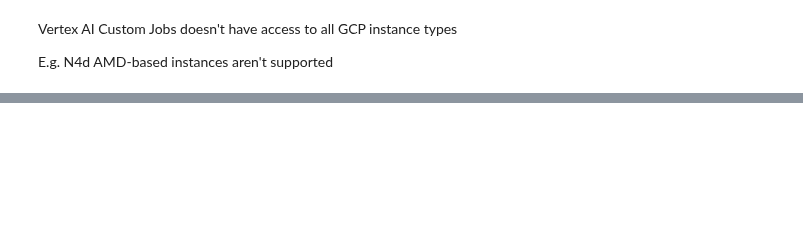
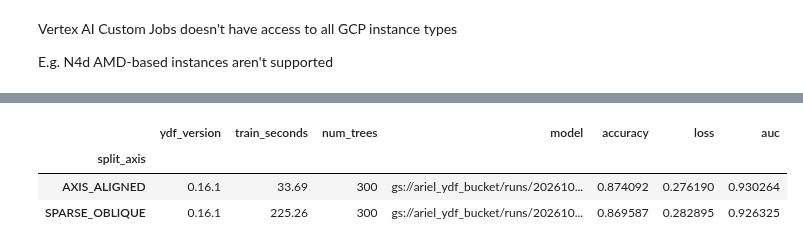
Before and after one commit to ariellubonja/yggdrasil-oblique-forests, a Jupyter notebook: benchmarks/src/distributed_spo_gbt/Distributed_SPO_GBT.ipynb, the cells around one changed output, grey strips where cells are left out. Saved outputs shown, nothing was run; the diff lists cells and outputs as text; code cells hidden in the pictures; blank space fills up the shorter version.

```diff
--- a/benchmarks/src/distributed_spo_gbt/Distributed_SPO_GBT.ipynb
+++ b/benchmarks/src/distributed_spo_gbt/Distributed_SPO_GBT.ipynb
@@ -229,27 +456,0 @@ sleep 5
-# %%
-# check job status
-from google.cloud import aiplatform
-
-# Initialize the AI Platform SDK
-aiplatform.init(project="ydf-distributed-spo-gbt", location="us-east1")
-
-# Automatically retrieve the most recently created custom job
-jobs = aiplatform.CustomJob.list(order_by="create_time desc")
-
-if not jobs:
-    print("No custom jobs found.")
-else:
-    custom_job = jobs[0]
-    job_id = custom_job.name
-
-    print(f"=== Job Report for {custom_job.display_name} (ID: {job_id}) ===")
-    print(f"State: {custom_job.state.name}")
-    print(f"Start Time: {custom_job.start_time}")
-    print(f"End Time: {custom_job.end_time}")
-
-    if custom_job.error:
-        print("\n=== Failure Details ===")
-        print(f"Error Code: {custom_job.error.code}")
-        print(f"Error Message: {custom_job.error.message}")
-    else:
-        print("\nJob completed successfully without errors (or is still running).")
@@ -325,0 +457,8 @@ ydf-repo    DOCKER  STANDARD_REPOSITORY  Docker repository for YDF distributed t
+# %%
+for tag, job in jobs.items():
+    job.wait_for_completion()
+    job._sync_gca_resource()
+    dur = (job.end_time - job.start_time).total_seconds() if job.end_time and job.start_time else None
+    print(f"{tag}: {job.state.name}  start={job.start_time}  end={job.end_time}  job wall={dur}s")
+    if job.error and job.error.message:
+        print("   error:", job.error.message)
@@ -325,0 +488,15 @@ ydf-repo    DOCKER  STANDARD_REPOSITORY  Docker repository for YDF distributed t
+# %%
+import json, gcsfs
+
+fs = gcsfs.GCSFileSystem(project=PROJECT)
+rows = []
+for tag in ARMS:
+    with fs.open(f"{BUCKET}/runs/{RUN_ID}/{tag}/eval.json") as f:
+        rows.append(json.load(f))
+results = pd.DataFrame(rows).set_index("split_axis")
+results
+# %% [output]
+|  | ydf_version | train_seconds | num_trees | model | accuracy | loss | auc |
+| split_axis |  |  |  |  |  |  |  |
+| AXIS_ALIGNED | 0.16.1 | 33.69 | 300 | gs://ariel_ydf_bucket/runs/202610... | 0.874092 | 0.276190 | 0.930264 |
+| SPARSE_OBLIQUE | 0.16.1 | 225.26 | 300 | gs://ariel_ydf_bucket/runs/202610... | 0.869587 | 0.282895 | 0.926325 |
```
Also changed, not shown: parts of 35 cells of this notebook, 8 other files.
